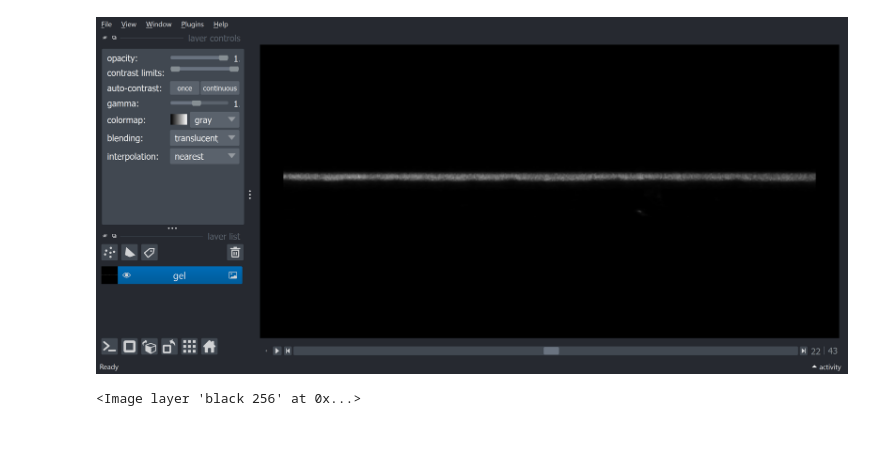
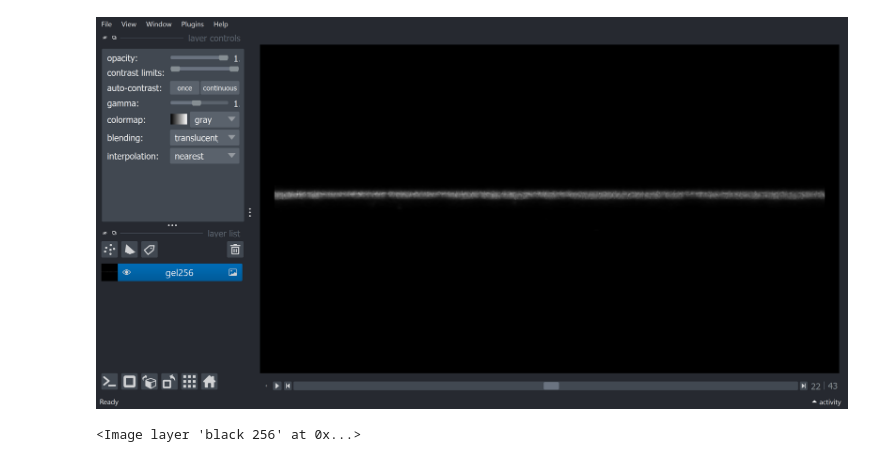
Before and after one commit to amityu/gel_sheets, a Jupyter notebook: utils/napari_notebook.ipynb, the cells around one changed output. Drawn from its saved outputs; the diff is of its cells as text; code cells hidden in the pictures.

```diff
--- a/utils/napari_notebook.ipynb
+++ b/utils/napari_notebook.ipynb
@@ -20,5 +14,5 @@ from scipy.ndimage import median_filter
 # %%
-gel = np.load(MOVIE_PATH + 'np/gel.npy', mmap_mode='r')
+gel256 = np.load(MOVIE_PATH + 'np/gel_256_crop.npy', mmap_mode='r')
 
 #masked = np.load(MOVIE_PATH + 'np/gel_masked_added8.npy', mmap_mode='r')
 #mask = np.load(MOVIE_PATH + 'np/mask.npy', mmap_mode='r')
@@ -28,8 +22,8 @@ gel._mmap.close()
 import napari
 
 viewer = napari.Viewer()
-image =gel[:,:,:,25]
-viewer.add_image(image, name='gel')
+image =gel256
+viewer.add_image(image, name='gel256')
 napari.utils.nbscreenshot(viewer)
 # %% [output]
 WARNING: DirectWrite: CreateFontFaceFromHDC() failed (Indicates an error in an input file such as a font file.) for QFontDef(Family="", pointsize=12, pixelsize=16, styleHint=5, weight=50, stretch=100, ...
@@ -38,4 +30,4 @@ WARNING: QWindowsWindow::setGeometry: Unable to set geometry 3840x1821+0+57 (fra
-[figure, old version]
+[figure, new version]
 # %%
 mask1 = np.load(MOVIE_PATH + 'np/mask_bil.npy', mmap_mode='r+')
 # %%
```
Also changed, not shown: parts of 2 cells of this notebook, 21 other files.
